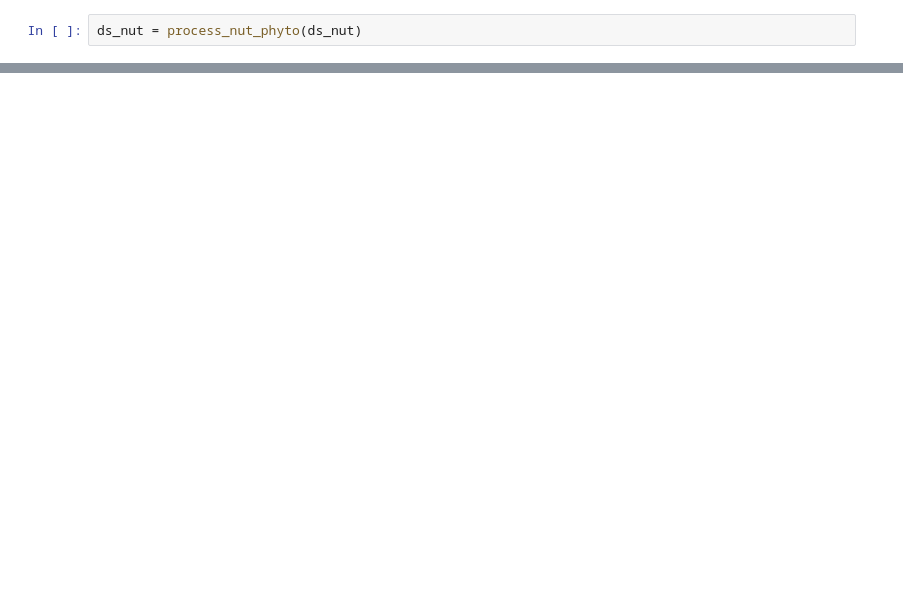
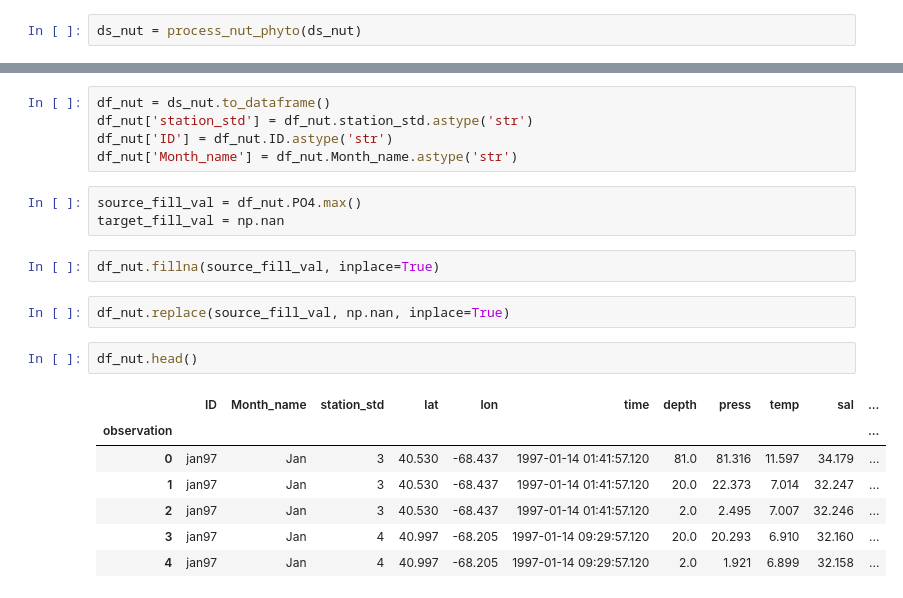
Before and after one commit to erdemkarakoylu/bayesian_ode, a Jupyter notebook: notebooks/globec_data_wrangling.ipynb, the cells around one changed output, grey strips where cells are left out. Cells and saved outputs as stored; diff of their text form; blank space fills up the shorter version.

```diff
--- a/notebooks/globec_data_wrangling.ipynb
+++ b/notebooks/globec_data_wrangling.ipynb
@@ -293,0 +277,22 @@ ds_nut = process_nut_phyto(ds_nut)
+# %%
+df_nut = ds_nut.to_dataframe()
+df_nut['station_std'] = df_nut.station_std.astype('str')
+df_nut['ID'] = df_nut.ID.astype('str')
+df_nut['Month_name'] = df_nut.Month_name.astype('str')
+# %%
+source_fill_val = df_nut.PO4.max()
+target_fill_val = np.nan
+# %%
+df_nut.fillna(source_fill_val, inplace=True)
+# %%
+df_nut.replace(source_fill_val, np.nan, inplace=True)
+# %%
+df_nut.head()
+# %% [output]
+|  | ID | Month_name | station_std | lat | lon | time | depth | press | temp | sal | ... |
+| observation |  |  |  |  |  |  |  |  |  |  | ... |
+| 0 | jan97 | Jan | 3 | 40.530 | -68.437 | 1997-01-14 01:41:57.120 | 81.0 | 81.316 | 11.597 | 34.179 | ... |
+| 1 | jan97 | Jan | 3 | 40.530 | -68.437 | 1997-01-14 01:41:57.120 | 20.0 | 22.373 | 7.014 | 32.247 | ... |
+| 2 | jan97 | Jan | 3 | 40.530 | -68.437 | 1997-01-14 01:41:57.120 | 2.0 | 2.495 | 7.007 | 32.246 | ... |
+| 3 | jan97 | Jan | 4 | 40.997 | -68.205 | 1997-01-14 09:29:57.120 | 20.0 | 20.293 | 6.910 | 32.160 | ... |
+| 4 | jan97 | Jan | 4 | 40.997 | -68.205 | 1997-01-14 09:29:57.120 | 2.0 | 1.921 | 6.899 | 32.158 | ... |
```
Also changed, not shown: parts of 20 cells of this notebook, 6 other files.
